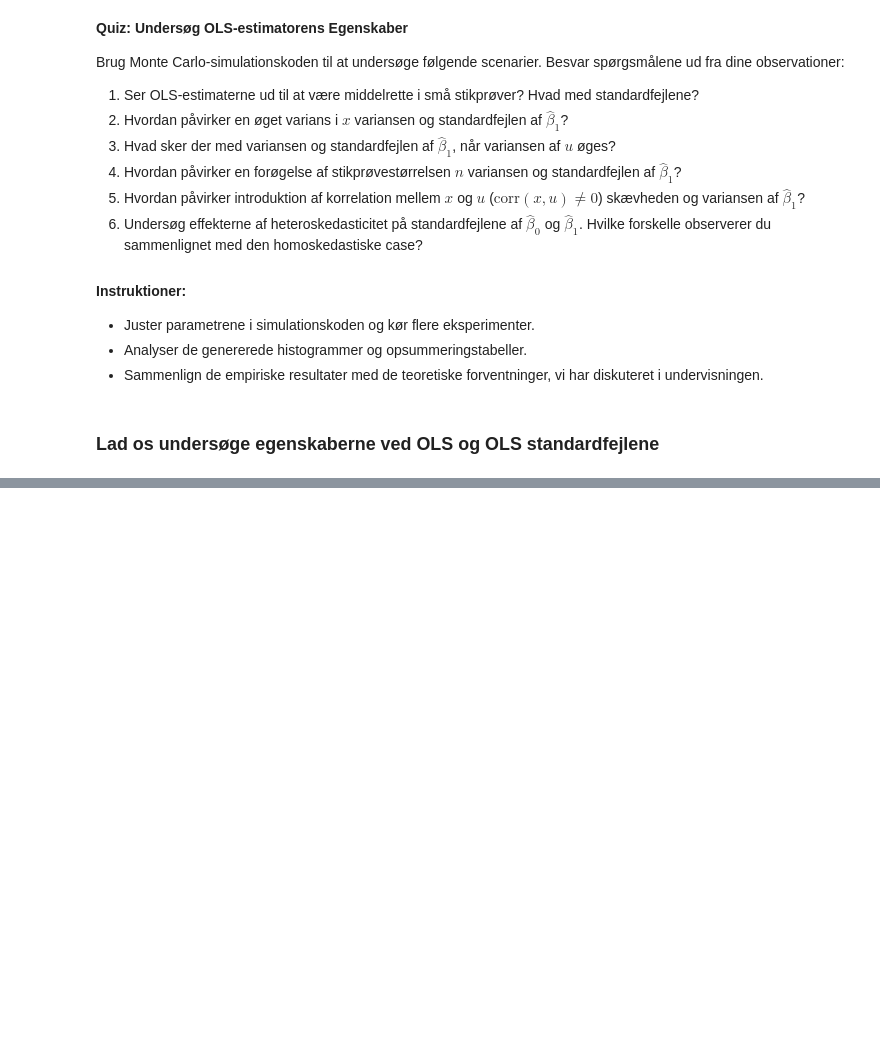
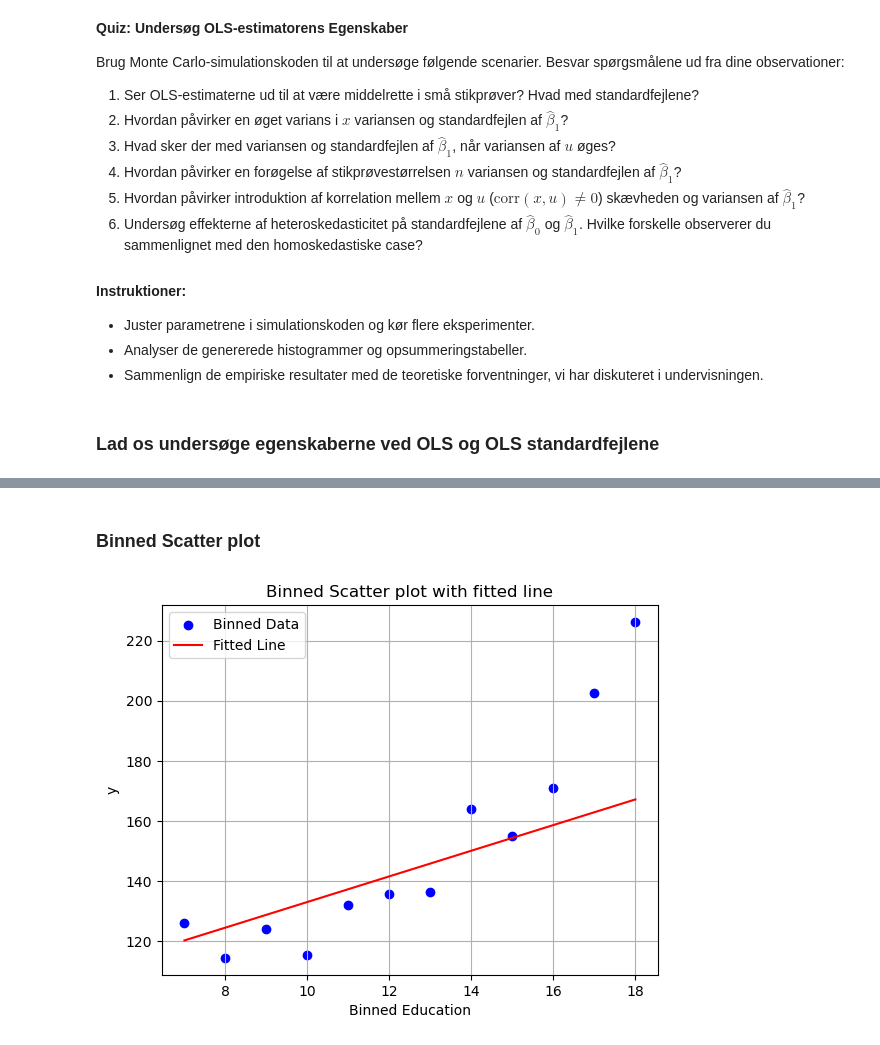
Before and after one commit to bschjerning/EconometricsA, a Jupyter notebook: 1_lectures/02_slr/02_slr_examples.ipynb, the cells around one changed output, grey strips where cells are left out. Saved outputs shown, nothing was run; the diff lists cells and outputs as text; code cells hidden in the pictures; blank space fills up the shorter version.

```diff
--- a/1_lectures/02_slr/02_slr_examples.ipynb
+++ b/1_lectures/02_slr/02_slr_examples.ipynb
@@ -540,0 +634,18 @@ summary = monte_carlo_OLS(
+# %% [markdown]
+### Binned Scatter plot
+# %%
+### Plot data and fitted line# Binned scatter plot
+data['bin'] = pd.cut(data['educ'], bins=np.arange(data['educ'].min(), data['educ'].max()+1))
+binned_data = data.groupby('bin').agg({'y':'mean', 'yhat':'mean', 'educ':'mean'}).reset_index()
+
+plt.figure()
+plt.scatter(binned_data['educ'], binned_data['y'], label="Binned Data", color="blue")
+plt.plot(binned_data['educ'], binned_data['yhat'], label="Fitted Line", color="red")
+plt.xlabel('Binned Education')
+plt.ylabel('y')
+plt.title('Binned Scatter plot with fitted line')
+plt.legend()
+plt.grid(True)
+plt.savefig("Bin_scatter.pdf")
+# %% [output]
+[figure, added]
```
Also changed, not shown: parts of 12 cells of this notebook, 1 other file.
